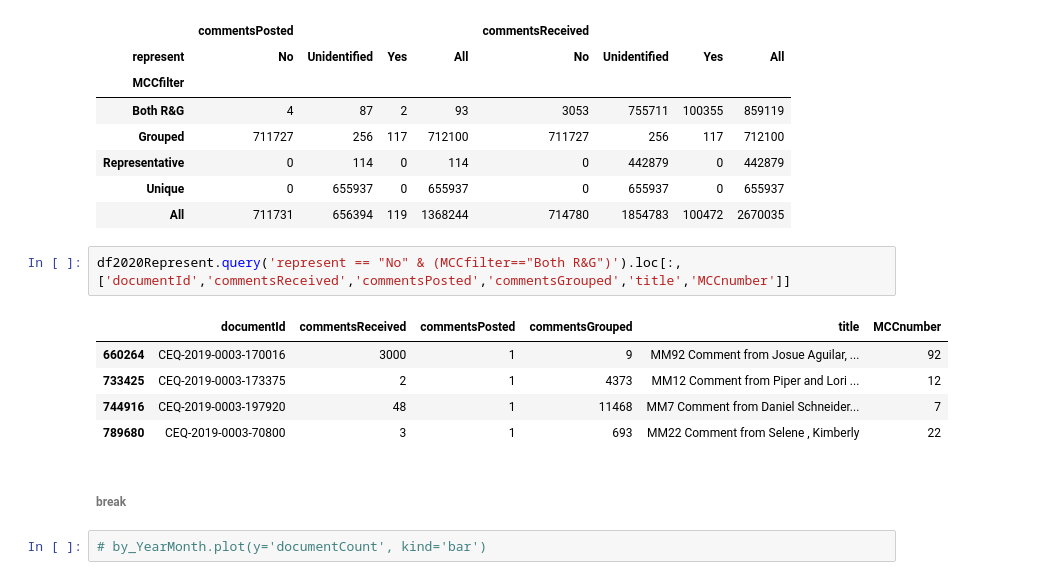
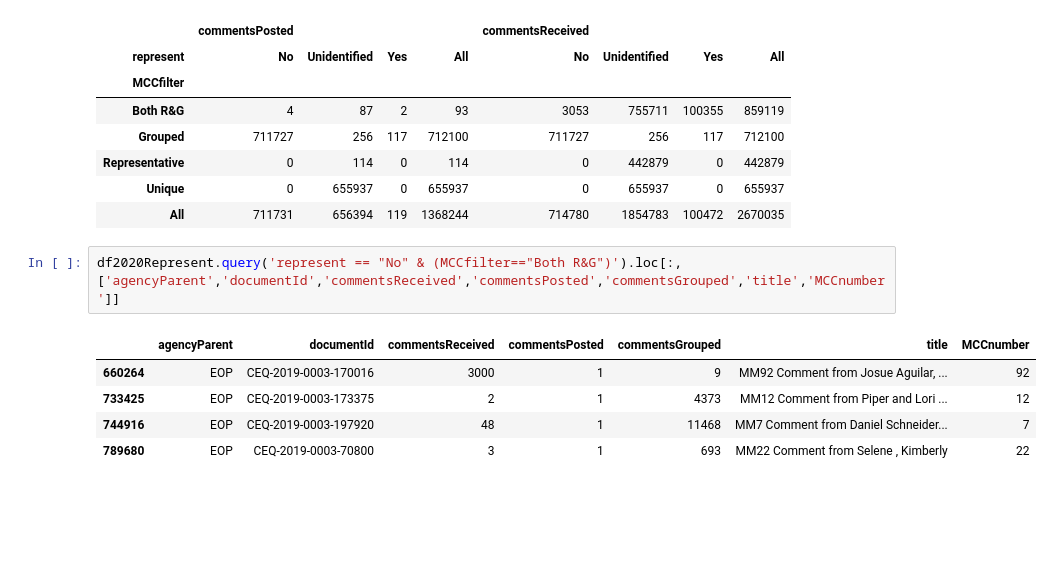
Before and after one commit to mfebrizio/public-commenting-COVID-19, a Jupyter notebook: Data Cleaning/Public Commenting and COVID-19 - Data Cleaning.ipynb, the cells around one changed output. Drawn from its saved outputs; the diff is of its cells as text; blank space fills up the shorter version.

```diff
--- a/Data Cleaning/Public Commenting and COVID-19 - Data Cleaning.ipynb
+++ b/Data Cleaning/Public Commenting and COVID-19 - Data Cleaning.ipynb
@@ -1014,14 +1023,10 @@ pd.pivot_table(df2020Represent, values=['commentsPosted','commentsReceived'], co
 | Unique | 0 | 655937 | 0 | 655937 | 0 | 655937 | 0 | 655937 |
 | All | 711731 | 656394 | 119 | 1368244 | 714780 | 1854783 | 100472 | 2670035 |
 # %%
-df2020Represent.query('represent == "No" & (MCCfilter=="Both R&G")').loc[:,['documentId','commentsReceived','commentsPosted','commentsGrouped','title','MCCnumber']]
+df2020Represent.query('represent == "No" & (MCCfilter=="Both R&G")').loc[:,['agencyParent','documentId','commentsReceived','commentsPosted','commentsGrouped','title','MCCnumber']]
 # %% [output]
-|  | documentId | commentsReceived | commentsPosted | commentsGrouped | title | MCCnumber |
-| 660264 | CEQ-2019-0003-170016 | 3000 | 1 | 9 | MM92 Comment from Josue Aguilar, ... | 92 |
-| 733425 | CEQ-2019-0003-173375 | 2 | 1 | 4373 | MM12 Comment from Piper and Lori ... | 12 |
-| 744916 | CEQ-2019-0003-197920 | 48 | 1 | 11468 | MM7 Comment from Daniel Schneider... | 7 |
-| 789680 | CEQ-2019-0003-70800 | 3 | 1 | 693 | MM22 Comment from Selene , Kimberly | 22 |
+|  | agencyParent | documentId | commentsReceived | commentsPosted | commentsGrouped | title | MCCnumber |
+| 660264 | EOP | CEQ-2019-0003-170016 | 3000 | 1 | 9 | MM92 Comment from Josue Aguilar, ... | 92 |
+| 733425 | EOP | CEQ-2019-0003-173375 | 2 | 1 | 4373 | MM12 Comment from Piper and Lori ... | 12 |
+| 744916 | EOP | CEQ-2019-0003-197920 | 48 | 1 | 11468 | MM7 Comment from Daniel Schneider... | 7 |
+| 789680 | EOP | CEQ-2019-0003-70800 | 3 | 1 | 693 | MM22 Comment from Selene , Kimberly | 22 |
-# %% [markdown]
-###### break
-# %%
-# by_YearMonth.plot(y='documentCount', kind='bar')
```
Also changed, not shown: parts of 22 cells of this notebook, 1 other file.
